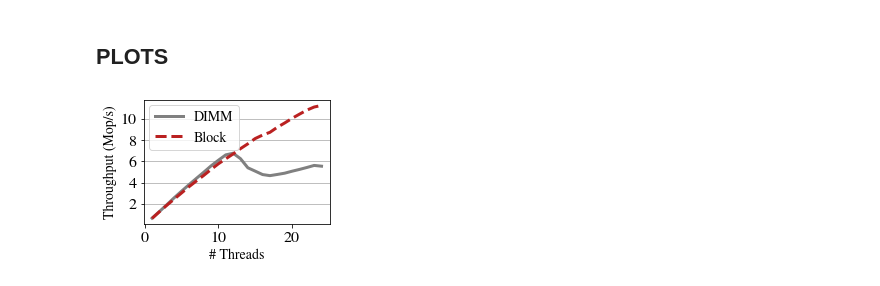
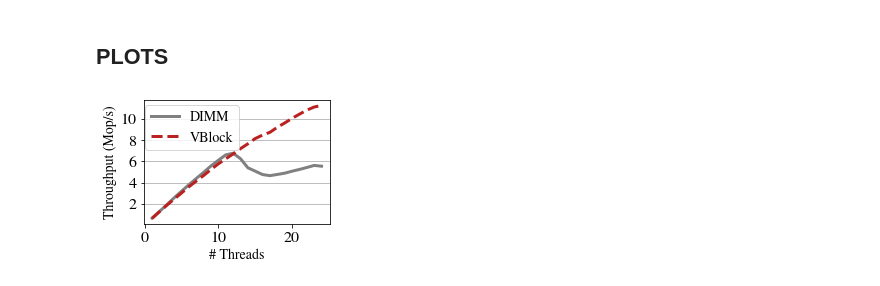
Before and after one commit to hpides/viper, a Jupyter notebook: eval/access_pattern.ipynb, the cells around one changed output. Saved outputs shown, nothing was run; the diff lists cells and outputs as text; code cells hidden in the pictures.

```diff
--- a/eval/access_pattern.ipynb
+++ b/eval/access_pattern.ipynb
@@ -50,20 +50,20 @@ MILLION = 1_000_000
 # %%
 dimm_runs = [run['items_per_second'] / MILLION for run in runs[DIMM]]
 block_runs = [run['items_per_second'] / MILLION for run in runs[BLOCK]]
 
 fig, ax = plt.subplots()
 
 num_threads = list(range(1, 25, ))
 ax.plot(num_threads, dimm_runs, label="DIMM", ls='-', color='grey')
-ax.plot(num_threads, block_runs, label="Block", ls='--', color='#BA2121')
+ax.plot(num_threads, block_runs, label="VBlock", ls='--', color='#BA2121')
 ax.set_yticks(range(1, 12))
 ax.yaxis.set_major_locator(MultipleLocator(2))
 
 ax.set_ylabel("Throughput (Mop/s)")
 ax.set_xlabel("# Threads")
 ax.legend(frameon=True, bbox_to_anchor=(0.55, 0.54))
 
 ax.grid(axis='y', which='major')
 fig.savefig('charts/access_pattern.pdf', bbox_inches='tight')
 # %% [output]
-[figure, old version]
+[figure, new version]
```
Also changed, not shown: 17 other files.
